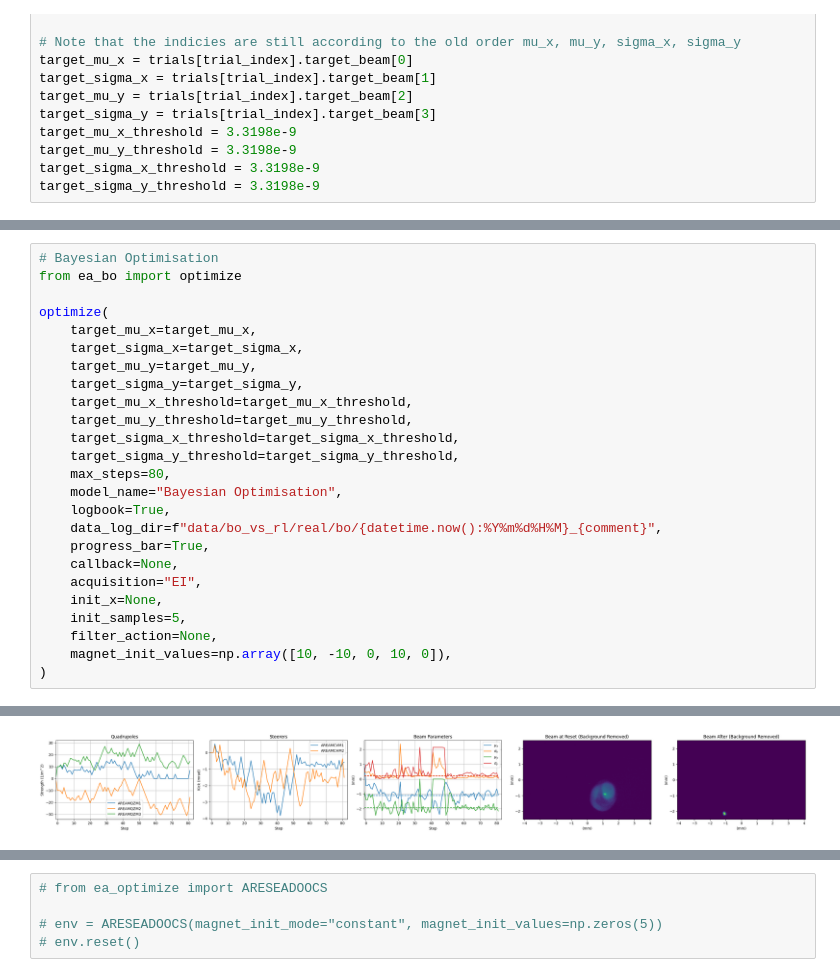
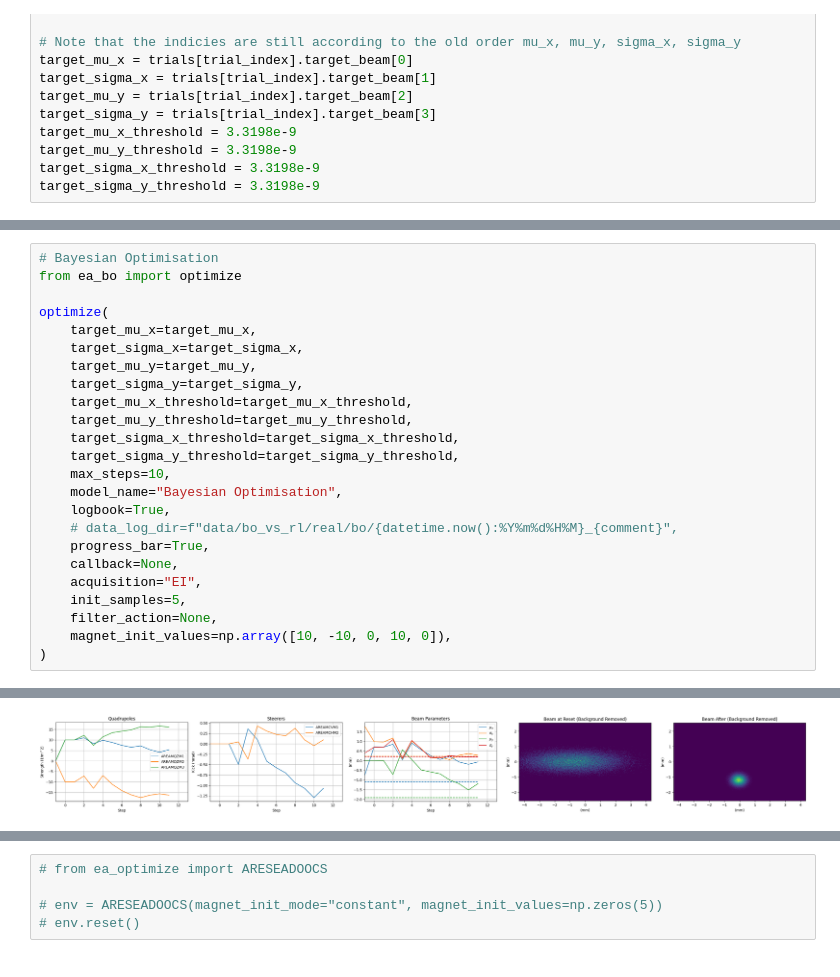
Before and after one commit to desy-ml/rl-vs-bo, a Jupyter notebook: kit_shift.ipynb, the cells around one changed output, grey strips where cells are left out. Cells and saved outputs as stored; diff of their text form.

```diff
--- a/kit_shift.ipynb
+++ b/kit_shift.ipynb
@@ -67,14 +81,13 @@ optimize(
     target_mu_y_threshold=target_mu_y_threshold,
     target_sigma_x_threshold=target_sigma_x_threshold,
     target_sigma_y_threshold=target_sigma_y_threshold,
-    max_steps=80,
+    max_steps=10,
     model_name="Bayesian Optimisation",
     logbook=True,
-    data_log_dir=f"data/bo_vs_rl/real/bo/{datetime.now():%Y%m%d%H%M}_{comment}",
+    # data_log_dir=f"data/bo_vs_rl/real/bo/{datetime.now():%Y%m%d%H%M}_{comment}",
     progress_bar=True,
     callback=None,
     acquisition="EI",
-    init_x=None,
     init_samples=5,
     filter_action=None,
     magnet_init_values=np.array([10, -10, 0, 10, 0]),
@@ -86,2 +99,2 @@ msg = 'Bayesian Optimisation optimised beam on AREABSCR1\n\nAgent: Bayesian Opti
-[figure, old version]
+[figure, new version]
 # %%
```
Also changed, not shown: parts of 4 cells of this notebook, 11 other files.
